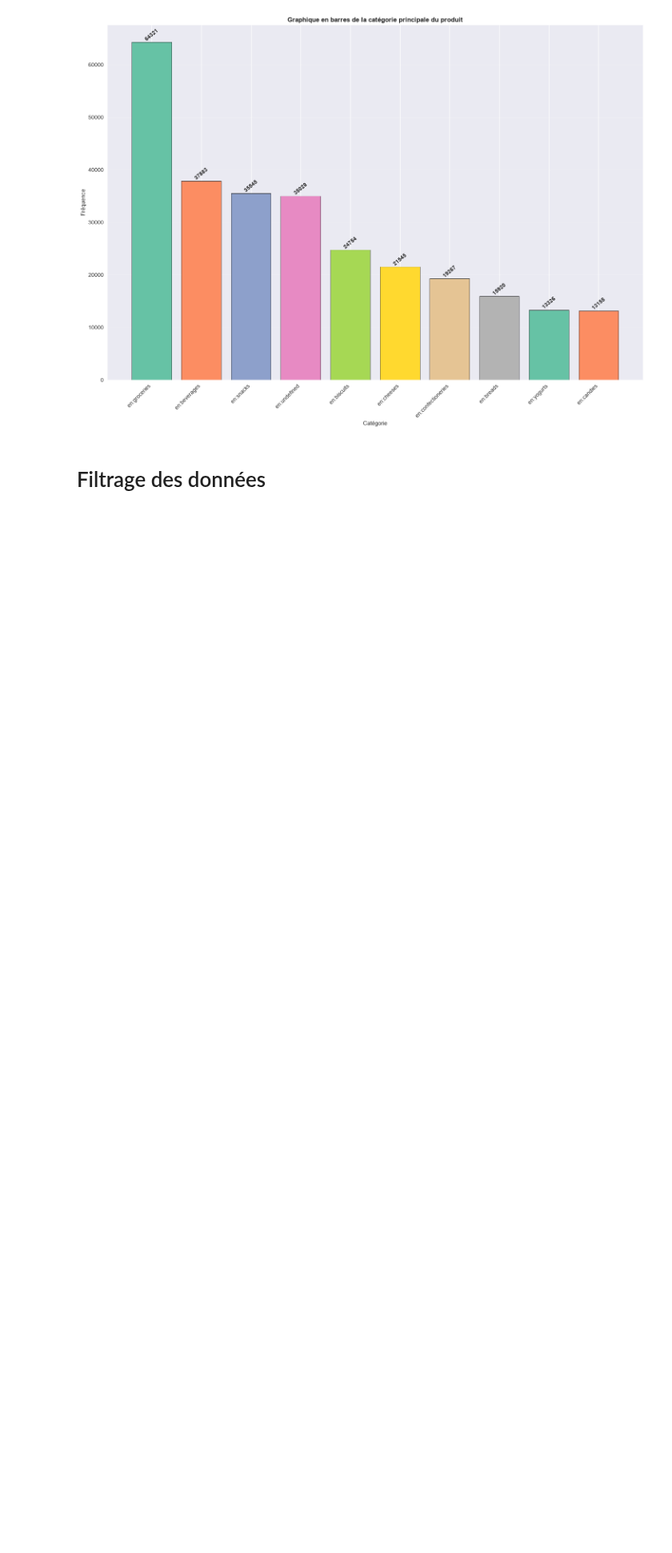
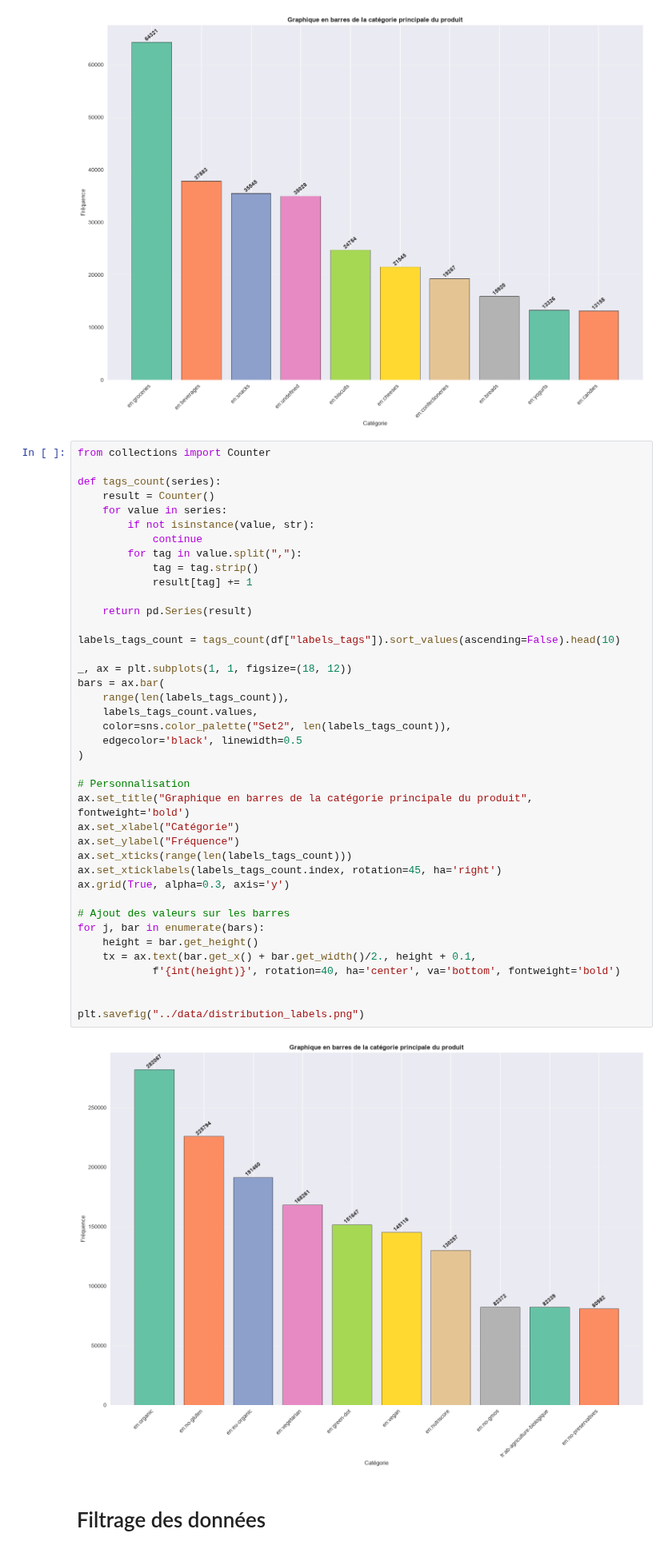
Before and after one commit to SebastienHus/Nutriscope_team_delegue, a Jupyter notebook: notebooks/data_analysis.ipynb, the cells around one changed output. Shown at 80% size. Cells and saved outputs as stored; diff of their text form; blank space fills up the shorter version.

Commit message:
(TP2) maj data analysis file

```diff
--- a/notebooks/data_analysis.ipynb
+++ b/notebooks/data_analysis.ipynb
@@ -236,6 +236,48 @@ for j, bar in enumerate(bars):
 plt.savefig("../data/distribution_main_category.png")
 # %% [output]
 [figure]
+# %%
+from collections import Counter
+
+def tags_count(series):
+    result = Counter()
+    for value in series:
+        if not isinstance(value, str):
+            continue
+        for tag in value.split(","):
+            tag = tag.strip()
+            result[tag] += 1
+
+    return pd.Series(result)
+
+labels_tags_count = tags_count(df["labels_tags"]).sort_values(ascending=False).head(10)
+
+_, ax = plt.subplots(1, 1, figsize=(18, 12))
+bars = ax.bar(
+    range(len(labels_tags_count)),
+    labels_tags_count.values,
+    color=sns.color_palette("Set2", len(labels_tags_count)),
+    edgecolor='black', linewidth=0.5
+)
+
+# Personnalisation
+ax.set_title("Graphique en barres de la catégorie principale du produit", fontweight='bold')
+ax.set_xlabel("Catégorie")
+ax.set_ylabel("Fréquence")
+ax.set_xticks(range(len(labels_tags_count)))
+ax.set_xticklabels(labels_tags_count.index, rotation=45, ha='right')
+ax.grid(True, alpha=0.3, axis='y')
+
+# Ajout des valeurs sur les barres
+for j, bar in enumerate(bars):
+    height = bar.get_height()
+    tx = ax.text(bar.get_x() + bar.get_width()/2., height + 0.1,
+            f'{int(height)}', rotation=40, ha='center', va='bottom', fontweight='bold')
+
+
+plt.savefig("../data/distribution_labels.png")
+# %% [output]
+[figure, added]
 # %% [markdown]
 # Filtrage des données
 # %%
```
Also changed, not shown: parts of 3 cells of this notebook.
